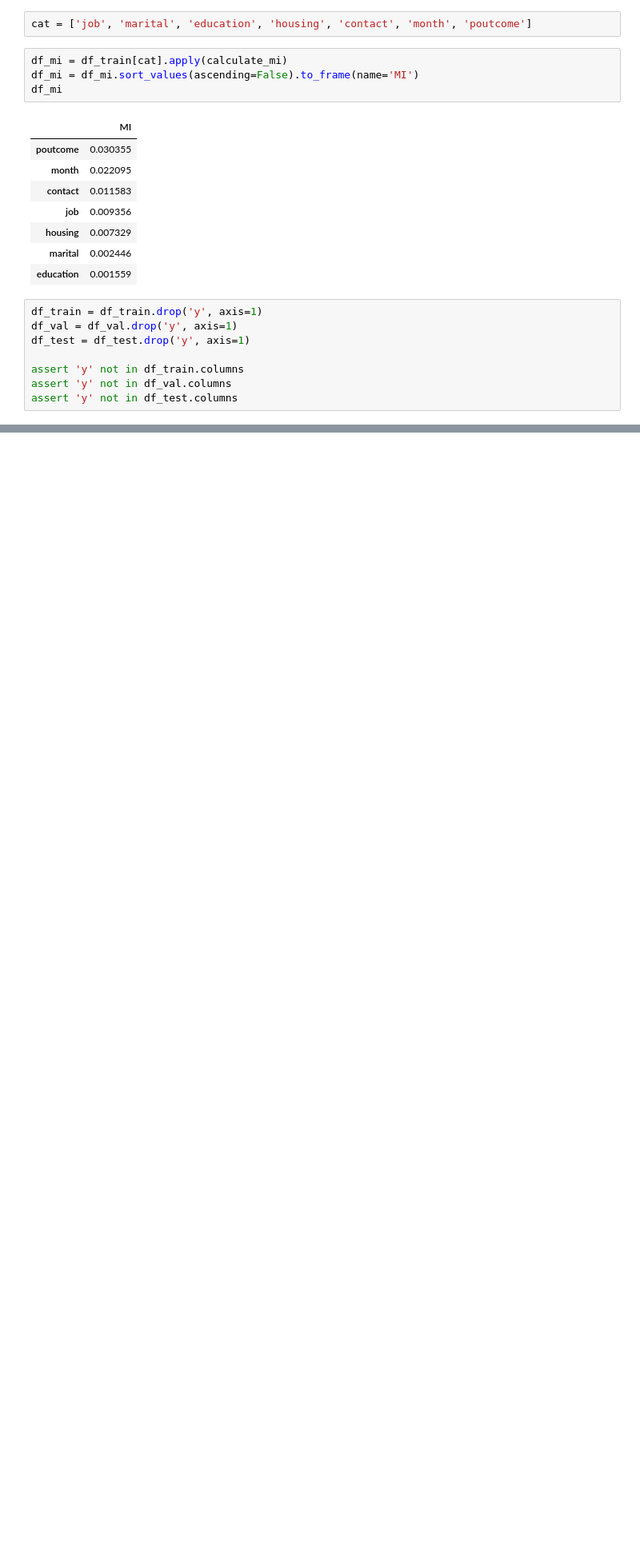
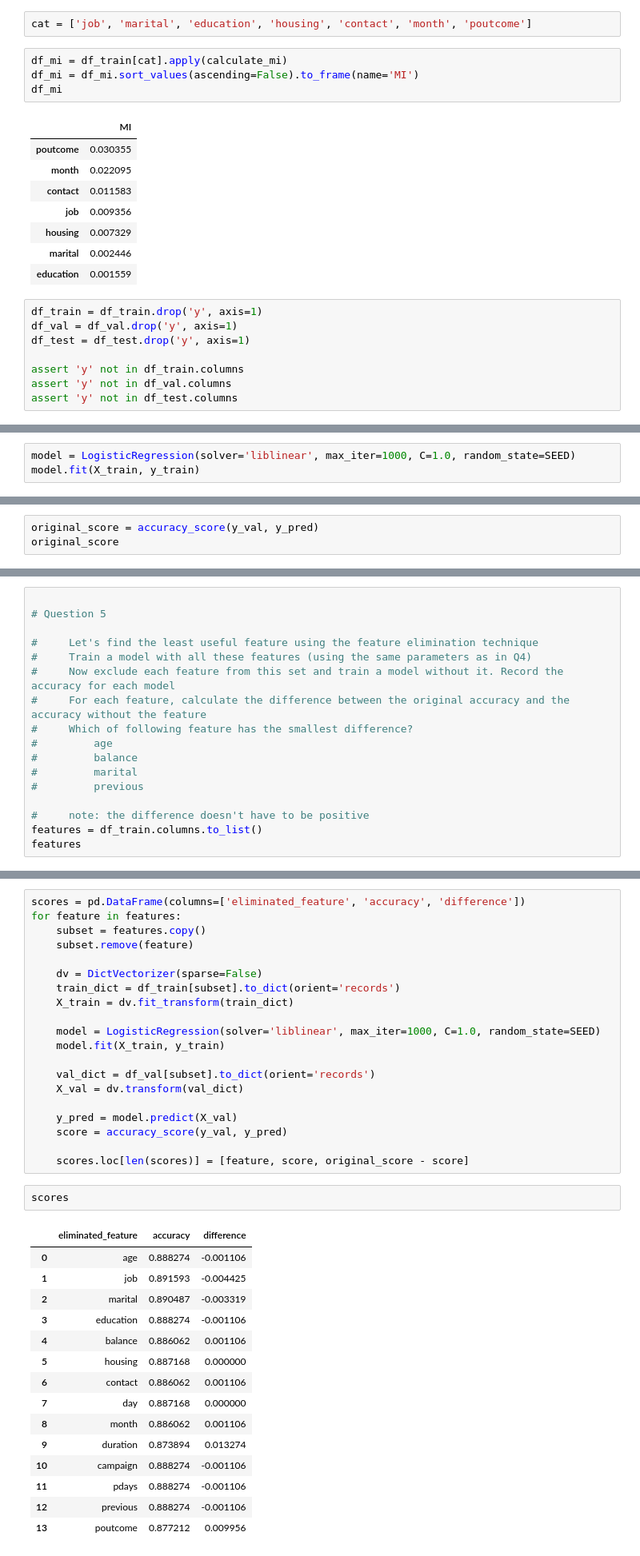
Before and after one commit to kibetamos/ML-zoomcamp-Homework, a Jupyter notebook: week3/Classification.ipynb, the cells around one changed output, grey strips where cells are left out. Shown at 80% size. Drawn from its saved outputs; the diff is of its cells as text; blank space fills up the shorter version.

```diff
--- a/week3/Classification.ipynb
+++ b/week3/Classification.ipynb
@@ -289,0 +304,3 @@ assert 'y' not in df_test.columns
+# %%
+model = LogisticRegression(solver='liblinear', max_iter=1000, C=1.0, random_state=SEED)
+model.fit(X_train, y_train)
@@ -289,0 +314,3 @@ assert 'y' not in df_test.columns
+# %%
+original_score = accuracy_score(y_val, y_pred)
+original_score
@@ -289,0 +324,17 @@ assert 'y' not in df_test.columns
+# %%
+
+# Question 5
+
+#     Let's find the least useful feature using the feature elimination technique
+#     Train a model with all these features (using the same parameters as in Q4)
+#     Now exclude each feature from this set and train a model without it. Record the accuracy for each model
+#     For each feature, calculate the difference between the original accuracy and the accuracy without the feature
+#     Which of following feature has the smallest difference?
+#         age
+#         balance
+#         marital
+#         previous
+
+#     note: the difference doesn't have to be positive
+features = df_train.columns.to_list()
+features
@@ -289,0 +356,38 @@ assert 'y' not in df_test.columns
+# %%
+scores = pd.DataFrame(columns=['eliminated_feature', 'accuracy', 'difference'])
+for feature in features:
+    subset = features.copy()
+    subset.remove(feature)
+
+    dv = DictVectorizer(sparse=False)
+    train_dict = df_train[subset].to_dict(orient='records')
+    X_train = dv.fit_transform(train_dict)
+
+    model = LogisticRegression(solver='liblinear', max_iter=1000, C=1.0, random_state=SEED)
+    model.fit(X_train, y_train)
+
+    val_dict = df_val[subset].to_dict(orient='records')
+    X_val = dv.transform(val_dict)
+
+    y_pred = model.predict(X_val)
+    score = accuracy_score(y_val, y_pred)
+
+    scores.loc[len(scores)] = [feature, score, original_score - score]
+# %%
+scores
+# %% [output]
+|  | eliminated_feature | accuracy | difference |
+| 0 | age | 0.888274 | -0.001106 |
+| 1 | job | 0.891593 | -0.004425 |
+| 2 | marital | 0.890487 | -0.003319 |
+| 3 | education | 0.888274 | -0.001106 |
+| 4 | balance | 0.886062 | 0.001106 |
+| 5 | housing | 0.887168 | 0.000000 |
+| 6 | contact | 0.886062 | 0.001106 |
+| 7 | day | 0.887168 | 0.000000 |
+| 8 | month | 0.886062 | 0.001106 |
+| 9 | duration | 0.873894 | 0.013274 |
+| 10 | campaign | 0.888274 | -0.001106 |
+| 11 | pdays | 0.888274 | -0.001106 |
+| 12 | previous | 0.888274 | -0.001106 |
+| 13 | poutcome | 0.877212 | 0.009956 |
```
Also changed, not shown: parts of 12 cells of this notebook.
